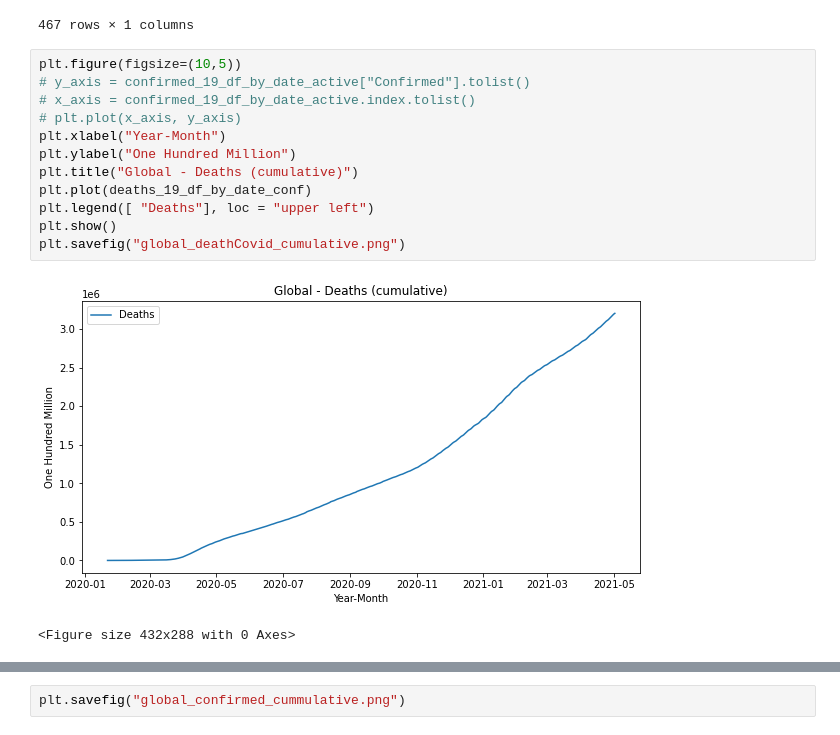
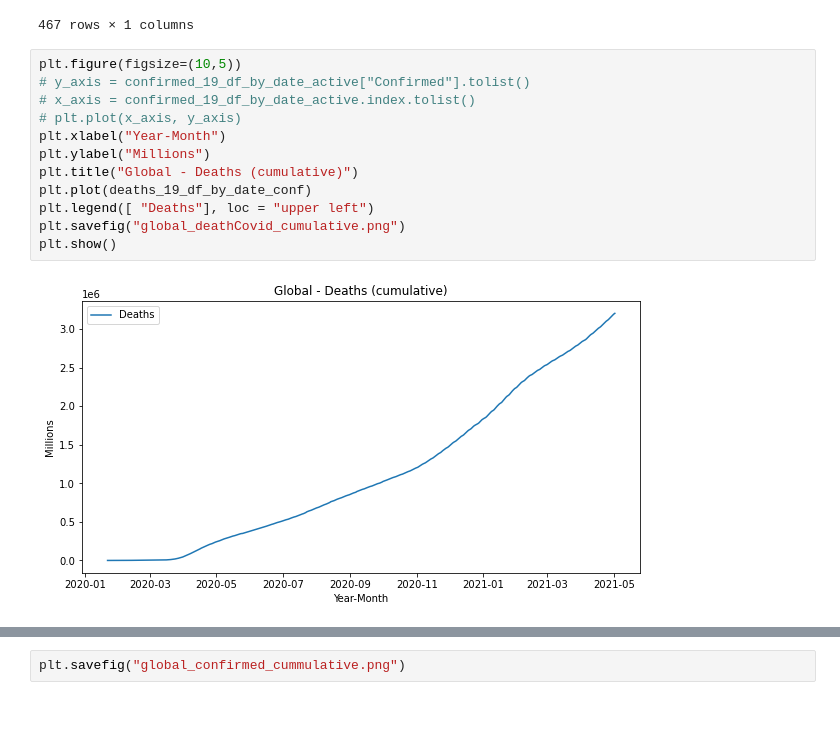
Before and after one commit to makbarish/Grp5_Project1_Covid19, a Jupyter notebook: Morteza/Covid_All.ipynb, the cells around one changed output, grey strips where cells are left out. Cells and saved outputs as stored; diff of their text form.

```diff
--- a/Morteza/Covid_All.ipynb
+++ b/Morteza/Covid_All.ipynb
@@ -127,18 +126,17 @@ deaths_19_df_by_date_conf
 # %%
 plt.figure(figsize=(10,5))
 # y_axis = confirmed_19_df_by_date_active["Confirmed"].tolist()
 # x_axis = confirmed_19_df_by_date_active.index.tolist()
 # plt.plot(x_axis, y_axis)
 plt.xlabel("Year-Month")
-plt.ylabel("One Hundred Million")
+plt.ylabel("Millions")
 plt.title("Global - Deaths (cumulative)")
 plt.plot(deaths_19_df_by_date_conf)
 plt.legend([ "Deaths"], loc = "upper left")
+plt.savefig("global_deathCovid_cumulative.png")
 plt.show()
-plt.savefig("global_deathCovid_cumulative.png")
 # %% [output]
-[figure, old version]
+[figure, new version]
-<Figure size 432x288 with 0 Axes>
 # %%
 plt.figure(figsize=(10,5))
 # y_axis = confirmed_19_df_by_date_active["Confirmed"].tolist()
```
Also changed, not shown: parts of 14 cells of this notebook, 1 other file.
